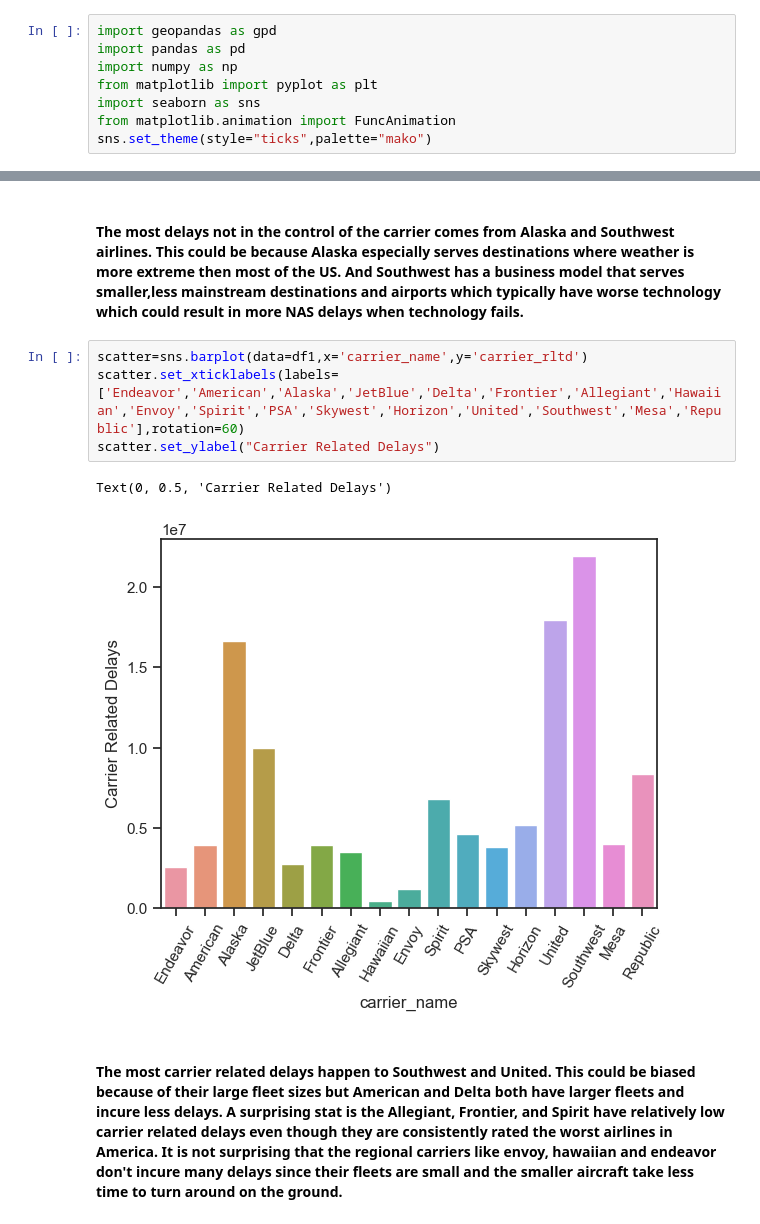
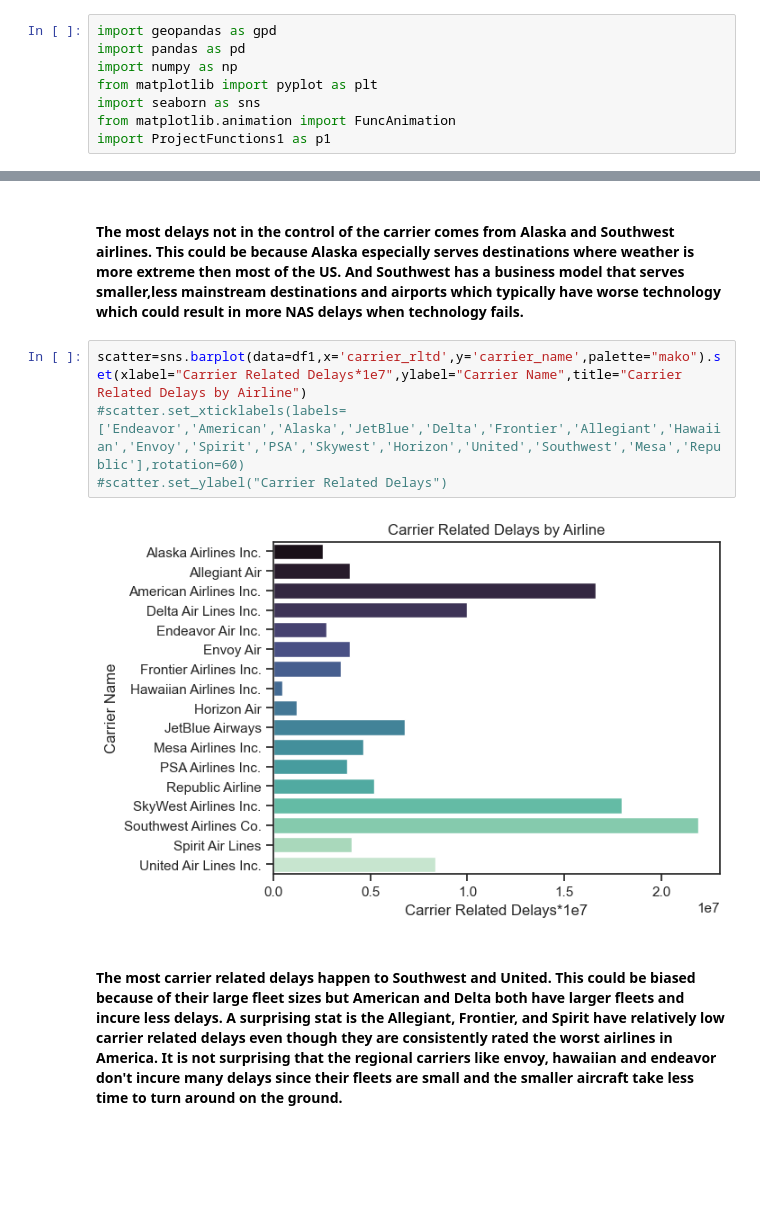
Before and after one commit to ubco-W2022T2-data301/project-group-group51, a Jupyter notebook: analysis/analysis1.ipynb, the cells around one changed output, grey strips where cells are left out. Saved outputs shown, nothing was run; the diff lists cells and outputs as text; blank space fills up the shorter version.

```diff
--- a/analysis/analysis1.ipynb
+++ b/analysis/analysis1.ipynb
@@ -11,4 +11,4 @@ import numpy as np
 from matplotlib import pyplot as plt
 import seaborn as sns
 from matplotlib.animation import FuncAnimation
-sns.set_theme(style="ticks",palette="mako")
+import ProjectFunctions1 as p1
@@ -72,12 +79,11 @@ scatter.set_xticklabels(labels=['Endeavor','American','Alaska','JetBlue','Delta'
 # %% [markdown]
 #### The most delays not in the control of the carrier comes from Alaska and Southwest airlines. This could be because Alaska especially serves destinations where weather is more extreme then most of the US. And Southwest has a business model that serves smaller,less mainstream destinations and airports which typically have worse technology which could result in more NAS delays when technology fails.
 # %%
-scatter=sns.barplot(data=df1,x='carrier_name',y='carrier_rltd')
-scatter.set_xticklabels(labels=['Endeavor','American','Alaska','JetBlue','Delta','Frontier','Allegiant','Hawaiian','Envoy','Spirit','PSA','Skywest','Horizon','United','Southwest','Mesa','Republic'],rotation=60)
-scatter.set_ylabel("Carrier Related Delays")
+scatter=sns.barplot(data=df1,x='carrier_rltd',y='carrier_name',palette="mako").set(xlabel="Carrier Related Delays*1e7",ylabel="Carrier Name",title="Carrier Related Delays by Airline")
+#scatter.set_xticklabels(labels=['Endeavor','American','Alaska','JetBlue','Delta','Frontier','Allegiant','Hawaiian','Envoy','Spirit','PSA','Skywest','Horizon','United','Southwest','Mesa','Republic'],rotation=60)
+#scatter.set_ylabel("Carrier Related Delays")
 # %% [output]
-Text(0, 0.5, 'Carrier Related Delays')
-[figure, old version]
+[figure, new version]
 # %% [markdown]
 #### The most carrier related delays happen to Southwest and United. This could be biased because of their large fleet sizes but American and Delta both have larger fleets and incure less delays. A surprising stat is the Allegiant, Frontier, and Spirit have relatively low carrier related delays even though they are consistently rated the worst airlines in America. It is not surprising that the regional  carriers like envoy, hawaiian and endeavor don't incure many delays since their fleets are small and the smaller aircraft take less time to turn around on the ground.
 # %%
```
Also changed, not shown: parts of 10 cells of this notebook, 1 other file.
